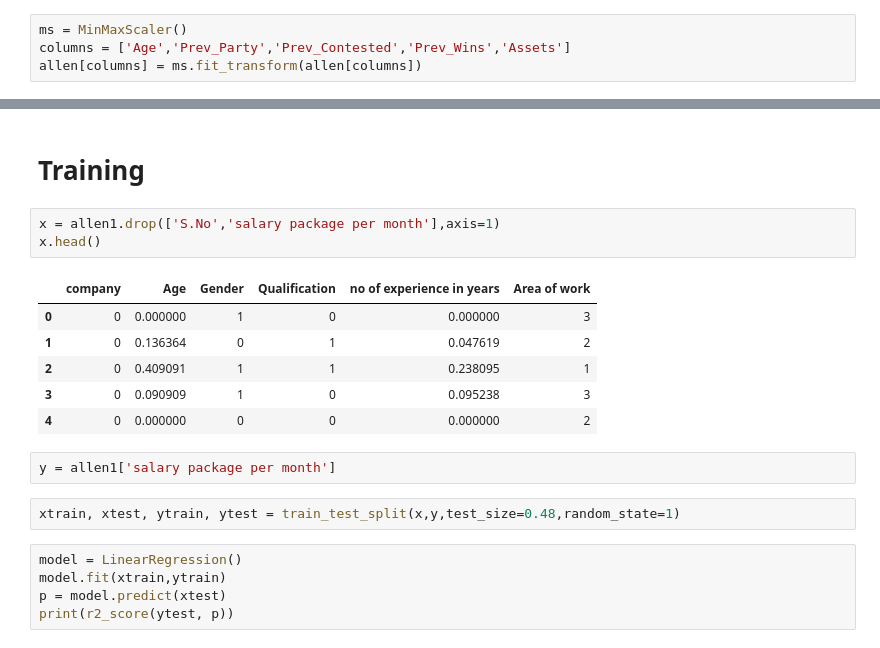
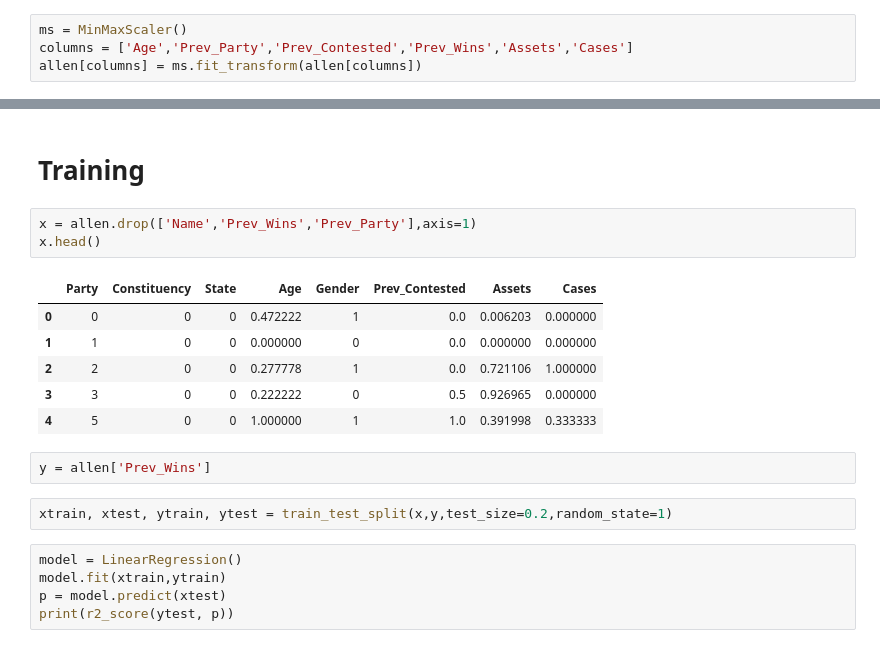
Before and after one commit to abphilip-vit/College8, a Jupyter notebook: T5/T5.ipynb, the cells around one changed output, grey strips where cells are left out. Drawn from its saved outputs; the diff is of its cells as text.

```diff
--- a/T5/T5.ipynb
+++ b/T5/T5.ipynb
@@ -98,7 +98,7 @@ allen['State'] = f4['State']
 # Dataset.csv - MinMaxScaler
 # %%
 ms = MinMaxScaler()
-columns = ['Age','Prev_Party','Prev_Contested','Prev_Wins','Assets']
+columns = ['Age','Prev_Party','Prev_Contested','Prev_Wins','Assets','Cases']
 allen[columns] = ms.fit_transform(allen[columns])
 # %%
 allen.head()
@@ -150,19 +150,19 @@ print(list(l4.inverse_transform([0])))
 # %% [markdown]
 # Training
 # %%
-x = allen1.drop(['S.No','salary package per month'],axis=1)
+x = allen.drop(['Name','Prev_Wins','Prev_Party'],axis=1)
 x.head()
 # %% [output]
-|  | company | Age | Gender | Qualification | no of experience in years | Area of work |
-| 0 | 0 | 0.000000 | 1 | 0 | 0.000000 | 3 |
-| 1 | 0 | 0.136364 | 0 | 1 | 0.047619 | 2 |
-| 2 | 0 | 0.409091 | 1 | 1 | 0.238095 | 1 |
-| 3 | 0 | 0.090909 | 1 | 0 | 0.095238 | 3 |
-| 4 | 0 | 0.000000 | 0 | 0 | 0.000000 | 2 |
+|  | Party | Constituency | State | Age | Gender | Prev_Contested | Assets | Cases |
+| 0 | 0 | 0 | 0 | 0.472222 | 1 | 0.0 | 0.006203 | 0.000000 |
+| 1 | 1 | 0 | 0 | 0.000000 | 0 | 0.0 | 0.000000 | 0.000000 |
+| 2 | 2 | 0 | 0 | 0.277778 | 1 | 0.0 | 0.721106 | 1.000000 |
+| 3 | 3 | 0 | 0 | 0.222222 | 0 | 0.5 | 0.926965 | 0.000000 |
+| 4 | 5 | 0 | 0 | 1.000000 | 1 | 1.0 | 0.391998 | 0.333333 |
-# %%
-y = allen1['salary package per month']
+# %%
+y = allen['Prev_Wins']
 # %%
-xtrain, xtest, ytrain, ytest = train_test_split(x,y,test_size=0.48,random_state=1)
+xtrain, xtest, ytrain, ytest = train_test_split(x,y,test_size=0.2,random_state=1)
 # %%
 model = LinearRegression()
 model.fit(xtrain,ytrain)
```
Also changed, not shown: parts of 1 cell of this notebook.
